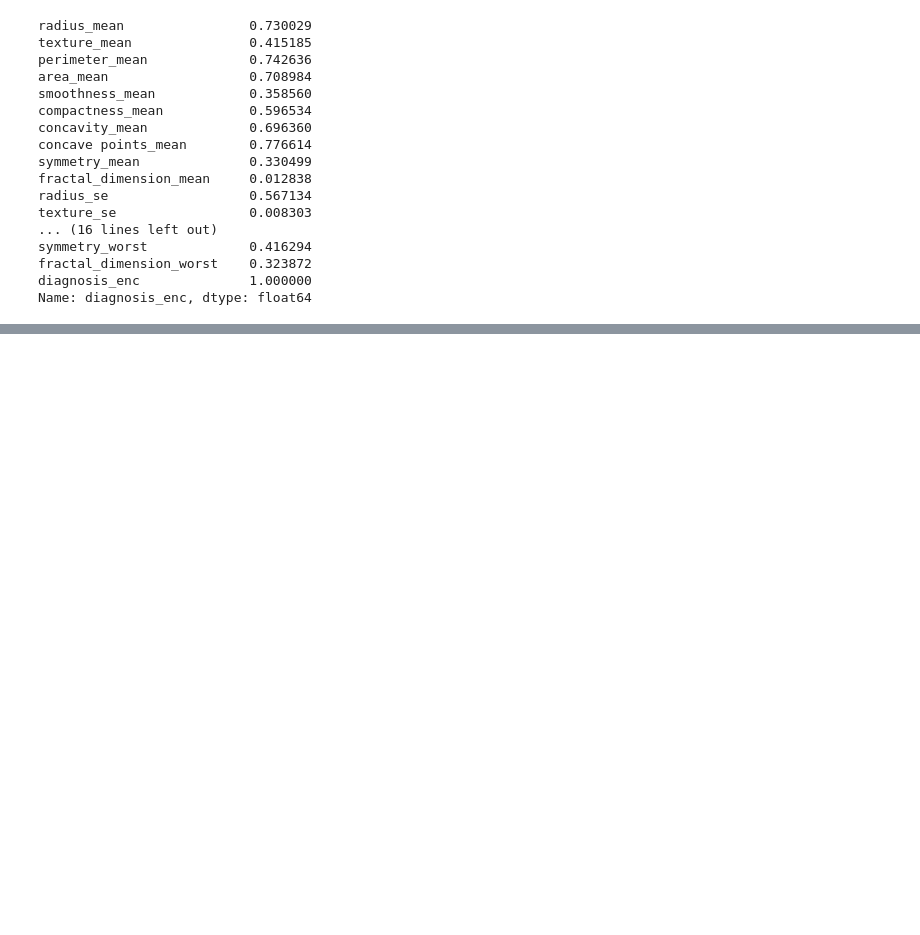
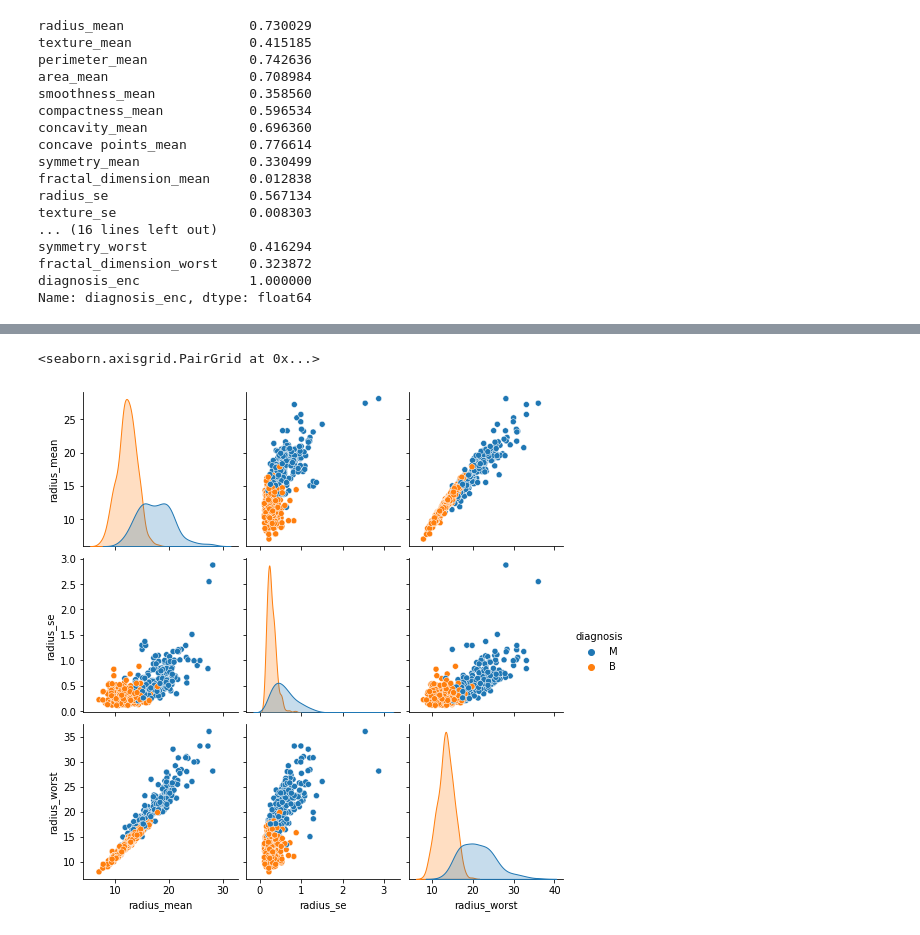
Before and after one commit to adriangohjw/CZ4032-Data-Mining-and-Analytics, a Jupyter notebook: K-NN Classification.ipynb, the cells around one changed output, grey strips where cells are left out. Cells and saved outputs as stored; diff of their text form; code cells hidden in the pictures; blank space fills up the shorter version.

```diff
--- a/K-NN Classification.ipynb
+++ b/K-NN Classification.ipynb
@@ -170,0 +199,4 @@ Name: diagnosis_enc, dtype: float64
+# %%
+feature_cols=data[['radius_mean','perimeter_mean','area_mean','compactness_mean',
+                'concavity_mean','concave points_mean','radius_se','perimeter_se','area_se','radius_worst',
+                'perimeter_worst','area_worst','compactness_worst','concave points_worst','diagnosis_enc','diagnosis']]
@@ -170,0 +214,6 @@ Name: diagnosis_enc, dtype: float64
+# %%
+#plotting radius features of the cell in relation to  the diagnosis type
+sns.pairplot(feature_cols[['radius_mean','radius_se','radius_worst','diagnosis']],hue='diagnosis')
+# %% [output]
+<seaborn.axisgrid.PairGrid at 0x...>
+[figure, added]
```
Also changed, not shown: parts of 4 cells of this notebook, 1 other file.
